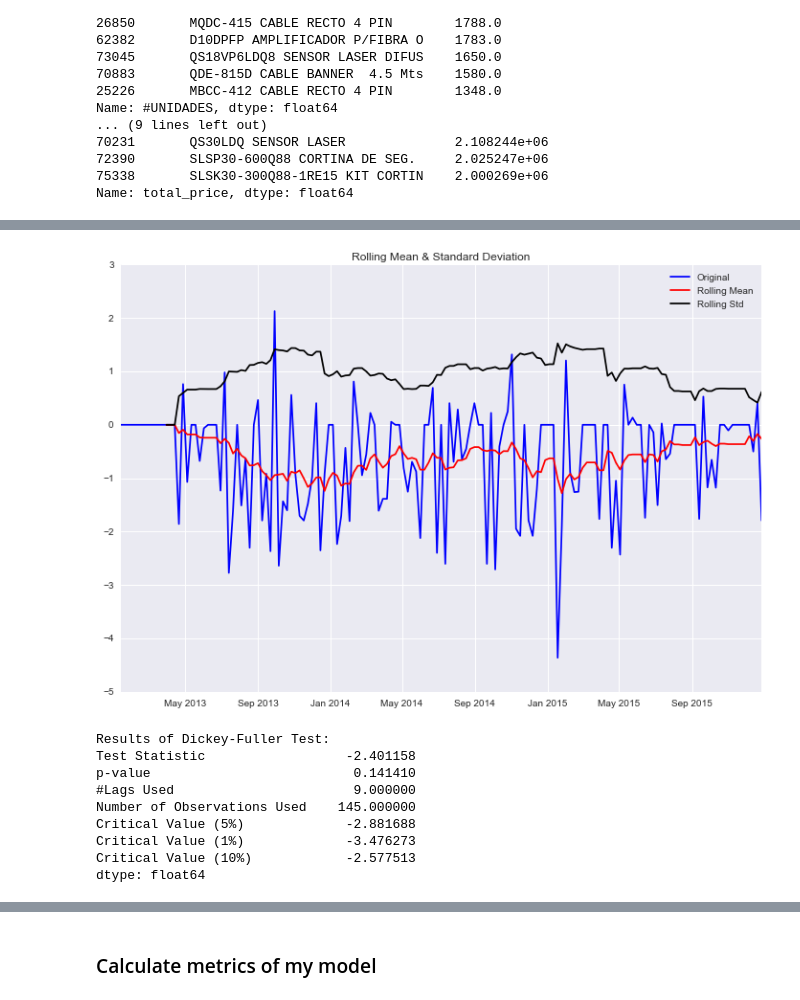
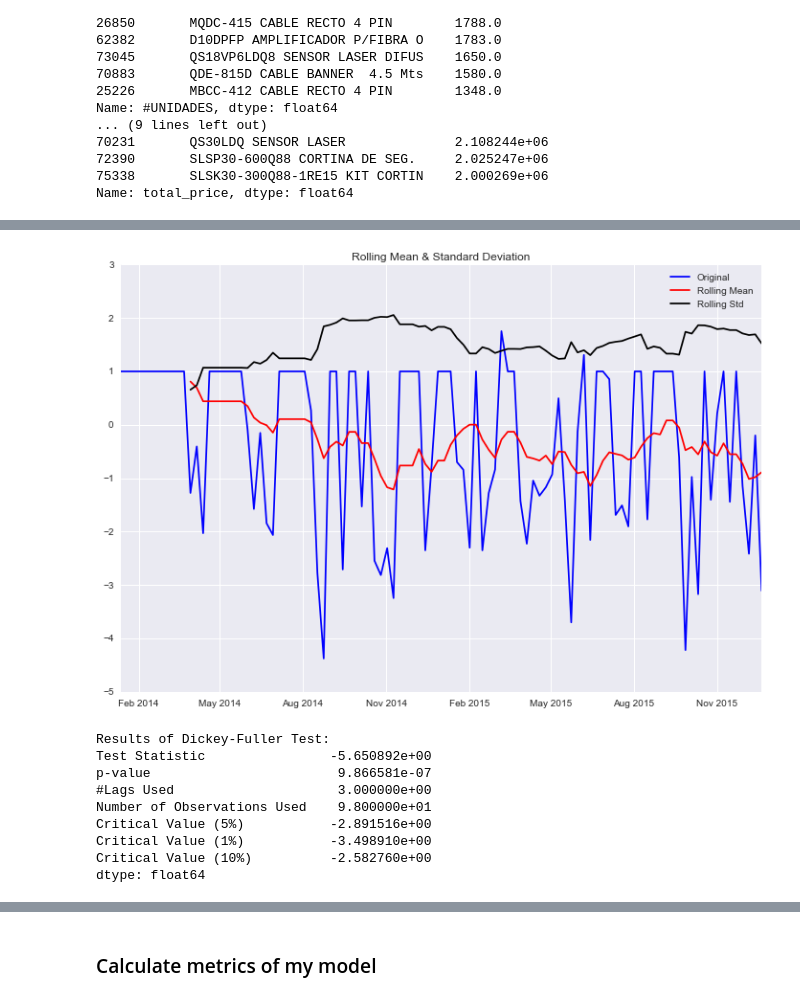
Before and after one commit to Grimi94/inventory-prediction, a Jupyter notebook: Trend Analysis.ipynb, the cells around one changed output, grey strips where cells are left out. Cells and saved outputs as stored; diff of their text form; code cells hidden in the pictures.

```diff
--- a/Trend Analysis.ipynb
+++ b/Trend Analysis.ipynb
@@ -130,8 +130,8 @@ from statsmodels.tsa.stattools import adfuller
 ts = df.set_index("FECHA")[["#UNIDADES", "IDPRODUCTO", "total_price"]]
 units_ts = ts[["#UNIDADES", "IDPRODUCTO"]]
 test_ts = None
-for prod_id, product in top_p_q.index[1:2]:
-    d_range_s = "2013"
+for prod_id, product in top_p_q.index[0:1]:
+    d_range_s = "2014"
     d_range_e = "2016"
     resample = "W"
     new_ts = units_ts[units_ts["IDPRODUCTO"] == prod_id]["#UNIDADES"]
@@ -201,16 +205,16 @@ dtype: float64
 # %%
 seasonal_difference = first_difference - test_ts.shift(11)
-test_stationarity(seasonal_difference.fillna(0))
+test_stationarity(seasonal_difference.fillna(1))
 # %% [output]
-[figure, old version]
+[figure, new version]
 Results of Dickey-Fuller Test:
-Test Statistic                  -2.401158
-p-value                          0.141410
-#Lags Used                       9.000000
-Number of Observations Used    145.000000
-Critical Value (5%)             -2.881688
-Critical Value (1%)             -3.476273
-Critical Value (10%)            -2.577513
+Test Statistic                -5.650892e+00
+p-value                        9.866581e-07
+#Lags Used                     3.000000e+00
+Number of Observations Used    9.800000e+01
+Critical Value (5%)           -2.891516e+00
+Critical Value (1%)           -3.498910e+00
+Critical Value (10%)          -2.582760e+00
 dtype: float64
 # %%
 from statsmodels.graphics.tsaplots import plot_acf, plot_pacf
```
Also changed, not shown: parts of 9 cells of this notebook.
